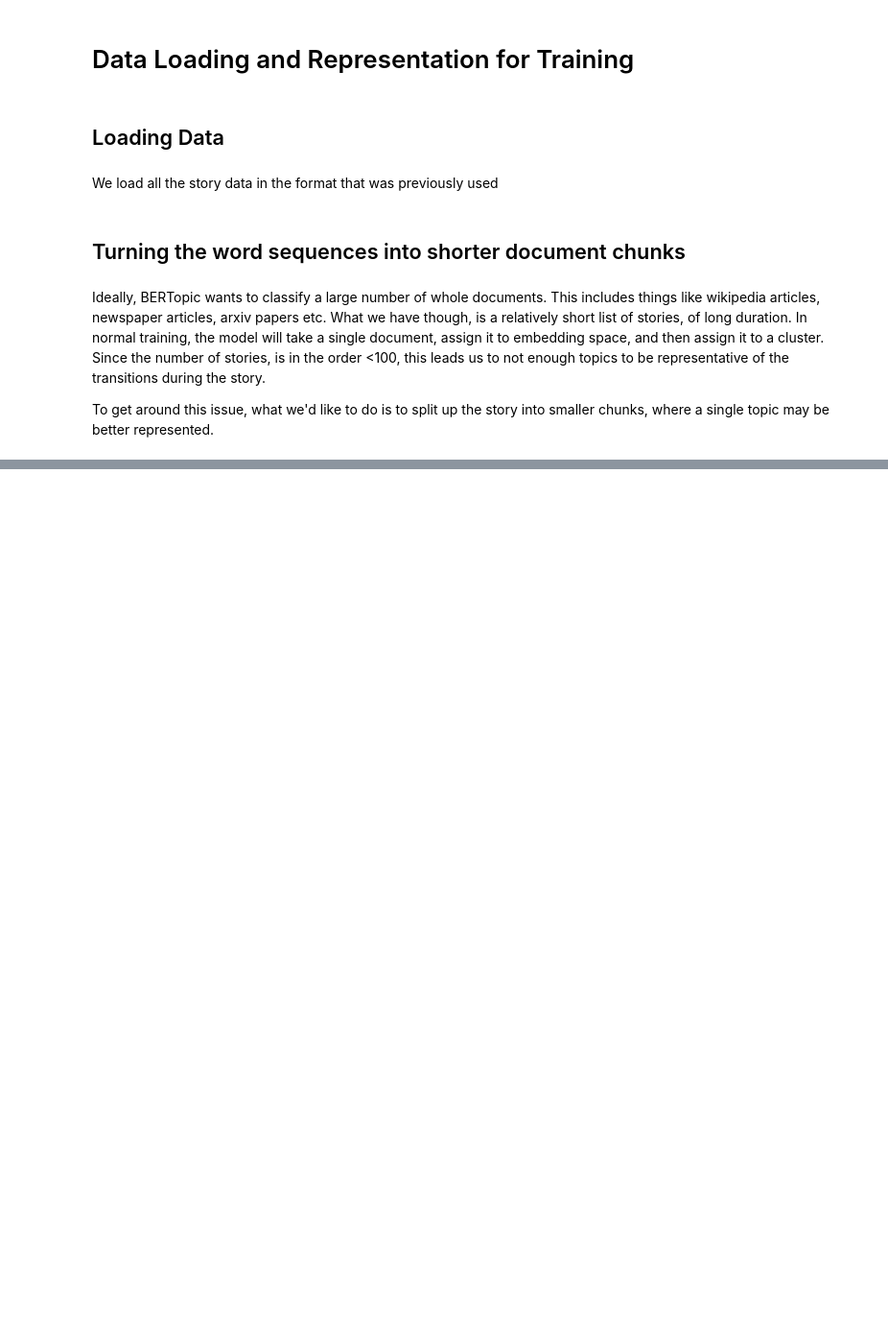
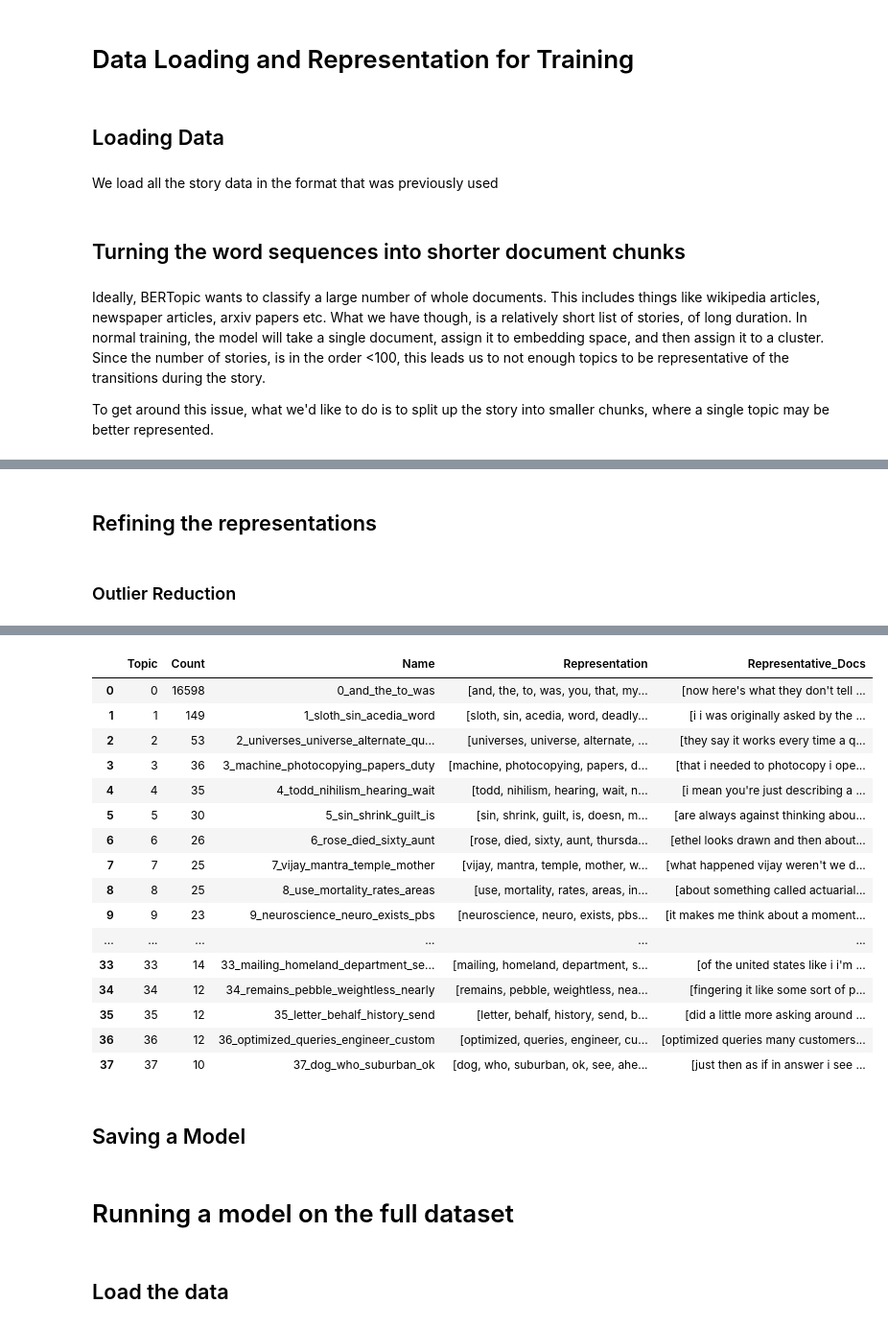
Before and after one commit to nsdumont/encoding-model-scaling-laws, a Jupyter notebook: notebooks/Training a Topic Model.ipynb, the cells around one changed output, grey strips where cells are left out. Shown: that part at 96% size. Saved outputs shown, nothing was run; the diff lists cells and outputs as text; code cells hidden in the pictures; blank space fills up the shorter version.

```diff
--- a/notebooks/Training a Topic Model.ipynb
+++ b/notebooks/Training a Topic Model.ipynb
@@ -467,0 +417,14 @@ topic_model.get_topic_info()
+# %%
+# For each story, go through each datasequence and split them into specific windows. Let's default it to 8 seconds (4 TR windows)
+window_sizes = [4]
+
+# This could be a list if you wanted to use multiple sliding window sizes
+
+windowed_wordseqs = {}
+for window_size in window_sizes:
+    for key in wordseqs.keys():
+        datasequence = wordseqs[key]
+        split_sequence = split_story_into_tr_windows(datasequence)
+        windowed_sequence = sliding_window(split_sequence, window_size=window_size)
+        dict_name = f"{key}_{window_size}"
+        windowed_wordseqs[dict_name] = windowed_sequence
@@ -467,0 +531,15 @@ topic_model.get_topic_info()
+# %% [markdown]
+## Refining the representations
+# %% [markdown]
+### Outlier Reduction
+# %%
+# Use the "c-TF-IDF" strategy with a threshold
+new_topics = topic_model.reduce_outliers(docs, topics , probabilities=probs, strategy="probabilities")
+
+# Reduce all outliers that are left with the "distributions" strategy
+new_topics = topic_model.reduce_outliers(docs, new_topics, strategy="probabilities", probabilities = probs)
+
+topic_model.update_topics(docs, topics=new_topics)
+display(topic_model.get_topic_info())
+topic_model.visualize_topics()
+# %% [output]
@@ -467,0 +547,23 @@ topic_model.get_topic_info()
+|  | Topic | Count | Name | Representation | Representative_Docs |
+| 0 | 0 | 16598 | 0_and_the_to_was | [and, the, to, was, you, that, my... | [now here's what they don't tell ... |
+| 1 | 1 | 149 | 1_sloth_sin_acedia_word | [sloth, sin, acedia, word, deadly... | [i i was originally asked by the ... |
+| 2 | 2 | 53 | 2_universes_universe_alternate_qu... | [universes, universe, alternate, ... | [they say it works every time a q... |
+| 3 | 3 | 36 | 3_machine_photocopying_papers_duty | [machine, photocopying, papers, d... | [that i needed to photocopy i ope... |
+| 4 | 4 | 35 | 4_todd_nihilism_hearing_wait | [todd, nihilism, hearing, wait, n... | [i mean you're just describing a ... |
+| 5 | 5 | 30 | 5_sin_shrink_guilt_is | [sin, shrink, guilt, is, doesn, m... | [are always against thinking abou... |
+| 6 | 6 | 26 | 6_rose_died_sixty_aunt | [rose, died, sixty, aunt, thursda... | [ethel looks drawn and then about... |
+| 7 | 7 | 25 | 7_vijay_mantra_temple_mother | [vijay, mantra, temple, mother, w... | [what happened vijay weren't we d... |
+| 8 | 8 | 25 | 8_use_mortality_rates_areas | [use, mortality, rates, areas, in... | [about something called actuarial... |
+| 9 | 9 | 23 | 9_neuroscience_neuro_exists_pbs | [neuroscience, neuro, exists, pbs... | [it makes me think about a moment... |
+| ... | ... | ... | ... | ... | ... |
+| 33 | 33 | 14 | 33_mailing_homeland_department_se... | [mailing, homeland, department, s... | [of the united states like i i'm ... |
+| 34 | 34 | 12 | 34_remains_pebble_weightless_nearly | [remains, pebble, weightless, nea... | [fingering it like some sort of p... |
+| 35 | 35 | 12 | 35_letter_behalf_history_send | [letter, behalf, history, send, b... | [did a little more asking around ... |
+| 36 | 36 | 12 | 36_optimized_queries_engineer_custom | [optimized, queries, engineer, cu... | [optimized queries many customers... |
+| 37 | 37 | 10 | 37_dog_who_suburban_ok | [dog, who, suburban, ok, see, ahe... | [just then as if in answer i see ... |
+# %% [markdown]
+## Saving a Model
+# %% [markdown]
+# Running a model on the full dataset
+# %% [markdown]
+## Load the data
```
Also changed, not shown: parts of 22 cells of this notebook.
